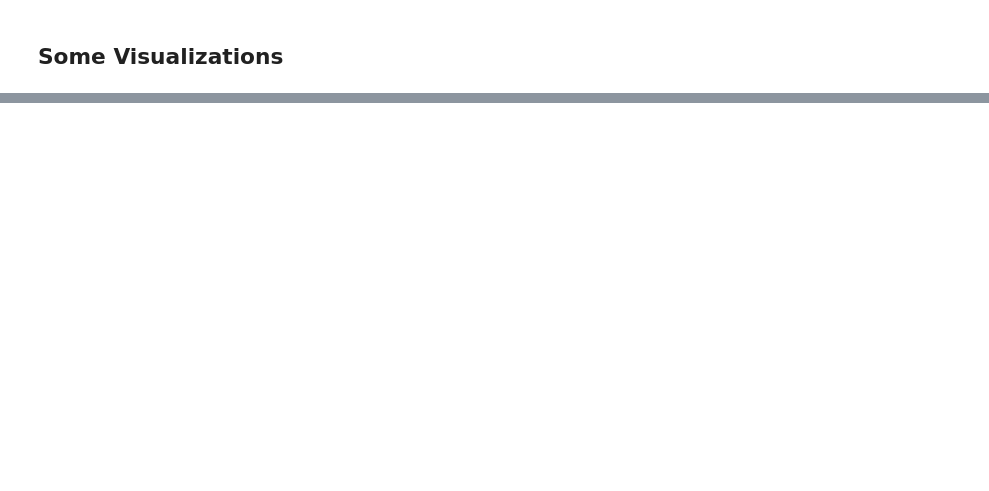
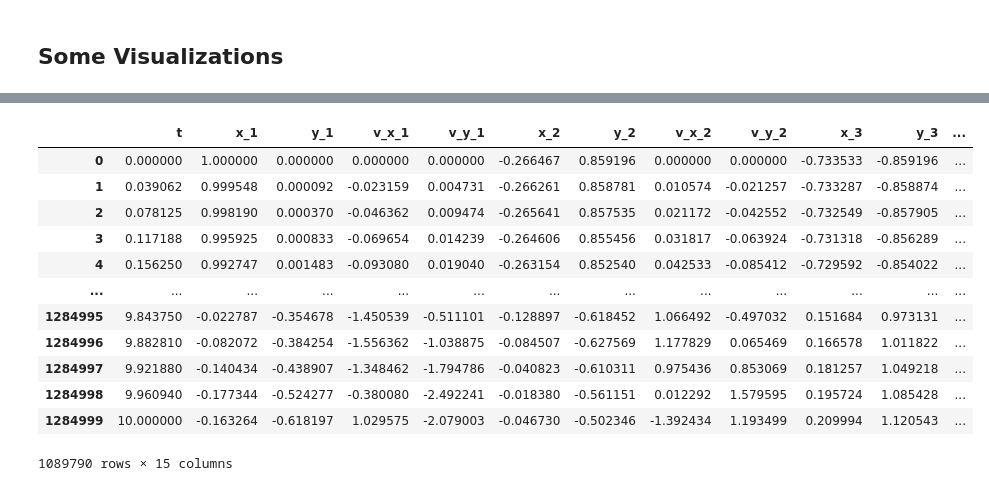
Before and after one commit to filipecolladavid/ThreeBodyProblemML, a Jupyter notebook: filipe/data_analysis.ipynb, the cells around one changed output, grey strips where cells are left out. Cells and saved outputs as stored; diff of their text form; code cells hidden in the pictures; blank space fills up the shorter version.

```diff
--- a/filipe/data_analysis.ipynb
+++ b/filipe/data_analysis.ipynb
@@ -131,0 +170,8 @@ plot_indx(k)
+# %%
+# Create the trajectory_id column
+df['trajectory_id'] = df['Id'] // 257
+df_test['trajectory_id'] = df_test['Id'] // 257
+
+# Display the first few rows to verify
+df.head()
+df_test.head()
@@ -131,0 +185,18 @@ plot_indx(k)
+# %%
+# Filter out rows where all columns except 'Id' and trajectory_Id are zero
+df_filtered = df.loc[~(df.drop(columns=['Id','trajectory_id']) == 0).all(axis=1)]
+df_filtered
+# %% [output]
+|  | t | x_1 | y_1 | v_x_1 | v_y_1 | x_2 | y_2 | v_x_2 | v_y_2 | x_3 | y_3 | ... |
+| 0 | 0.000000 | 1.000000 | 0.000000 | 0.000000 | 0.000000 | -0.266467 | 0.859196 | 0.000000 | 0.000000 | -0.733533 | -0.859196 | ... |
+| 1 | 0.039062 | 0.999548 | 0.000092 | -0.023159 | 0.004731 | -0.266261 | 0.858781 | 0.010574 | -0.021257 | -0.733287 | -0.858874 | ... |
+| 2 | 0.078125 | 0.998190 | 0.000370 | -0.046362 | 0.009474 | -0.265641 | 0.857535 | 0.021172 | -0.042552 | -0.732549 | -0.857905 | ... |
+| 3 | 0.117188 | 0.995925 | 0.000833 | -0.069654 | 0.014239 | -0.264606 | 0.855456 | 0.031817 | -0.063924 | -0.731318 | -0.856289 | ... |
+| 4 | 0.156250 | 0.992747 | 0.001483 | -0.093080 | 0.019040 | -0.263154 | 0.852540 | 0.042533 | -0.085412 | -0.729592 | -0.854022 | ... |
+| ... | ... | ... | ... | ... | ... | ... | ... | ... | ... | ... | ... | ... |
+| 1284995 | 9.843750 | -0.022787 | -0.354678 | -1.450539 | -0.511101 | -0.128897 | -0.618452 | 1.066492 | -0.497032 | 0.151684 | 0.973131 | ... |
+| 1284996 | 9.882810 | -0.082072 | -0.384254 | -1.556362 | -1.038875 | -0.084507 | -0.627569 | 1.177829 | 0.065469 | 0.166578 | 1.011822 | ... |
+| 1284997 | 9.921880 | -0.140434 | -0.438907 | -1.348462 | -1.794786 | -0.040823 | -0.610311 | 0.975436 | 0.853069 | 0.181257 | 1.049218 | ... |
+| 1284998 | 9.960940 | -0.177344 | -0.524277 | -0.380080 | -2.492241 | -0.018380 | -0.561151 | 0.012292 | 1.579595 | 0.195724 | 1.085428 | ... |
+| 1284999 | 10.000000 | -0.163264 | -0.618197 | 1.029575 | -2.079003 | -0.046730 | -0.502346 | -1.392434 | 1.193499 | 0.209994 | 1.120543 | ... |
+1089790 rows × 15 columns
```
Also changed, not shown: parts of 27 cells of this notebook.
